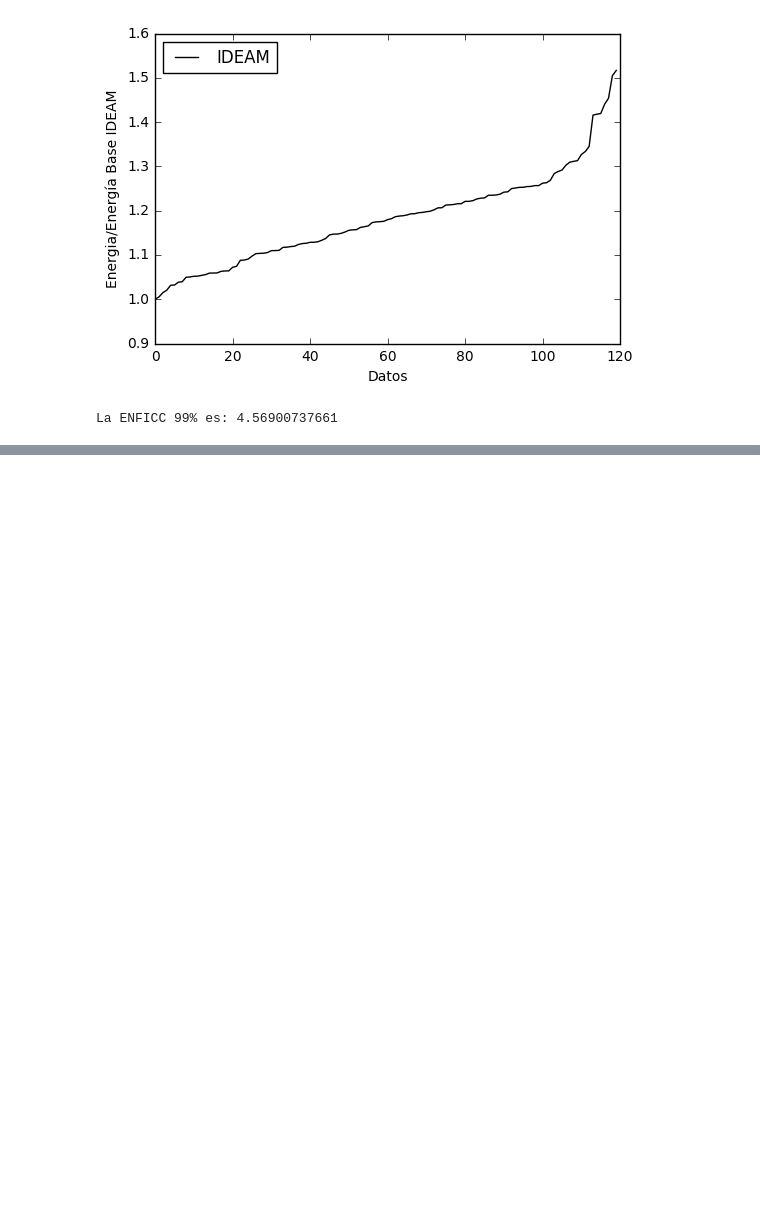
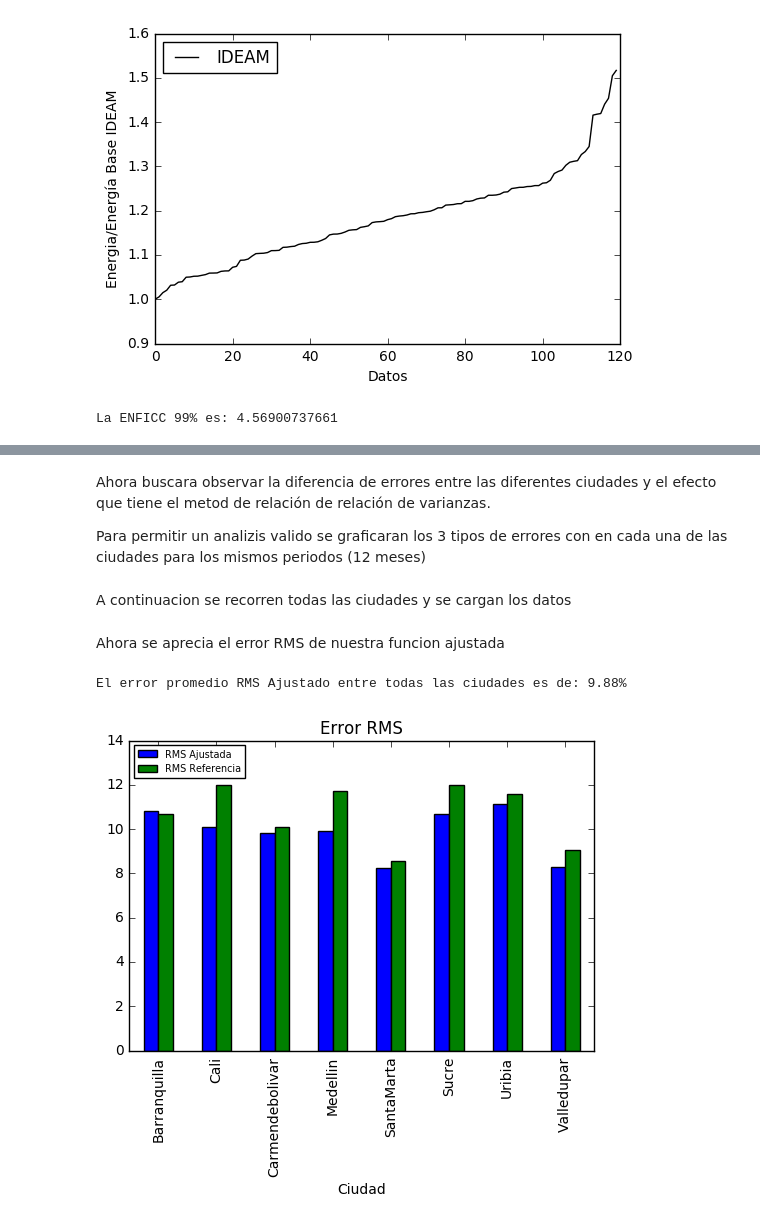
Before and after one commit to jrod781/Herramientas-Computacionales-IMEC3602, a Jupyter notebook: 02_taller01/taller1.ipynb, the cells around one changed output, grey strips where cells are left out. Drawn from its saved outputs; the diff is of its cells as text; code cells hidden in the pictures; blank space fills up the shorter version.

```diff
--- a/02_taller01/taller1.ipynb
+++ b/02_taller01/taller1.ipynb
@@ -185,0 +271,9 @@ ghi_pred
+# %% [markdown]
+Ahora buscara observar la diferencia de errores entre las diferentes ciudades y el efecto que tiene el metod de relación de relación de varianzas.
+
+Para permitir un analizis valido se graficaran los 3 tipos de errores con en cada una de las ciudades para los mismos periodos (12 meses)
+# %%
+#Solo se puede fechas entre 2006-2015
+mes=1
+agno=2011
+dura=12
@@ -185,0 +311,23 @@ ghi_pred
+# %% [markdown]
+A continuacion se recorren todas las ciudades y se cargan los datos
+# %%
+ciudades=['Barranquilla','Cali','Carmendebolivar','Medellin',
+         'SantaMarta','Sucre','Uribia','Valledupar']
+lsterrores=[None]*len(ciudades)
+
+for idx,city in enumerate(ciudades):
+    lsterrores[idx]=tres_errores(ciudades[idx],agno,mes,dura)
+
+errores=pd.DataFrame(lsterrores)
+# %% [markdown]
+Ahora se aprecia el error RMS de nuestra funcion ajustada
+# %%
+plt_rms=errores.plot(x='Ciudad',y=["RMS Ajustada","RMS Referencia"],kind='bar')
+plt_rms.legend(loc=2,fontsize='x-small')
+plt_rms.set_title('Error RMS')
+
+meanEr=errores["RMS Ajustada"].mean()
+print("El error promedio RMS Ajustado entre todas las ciudades es de: %.2f%%" % meanEr)
+# %% [output]
+El error promedio RMS Ajustado entre todas las ciudades es de: 9.88%
+[figure, added]
```
Also changed, not shown: parts of 62 cells of this notebook.
